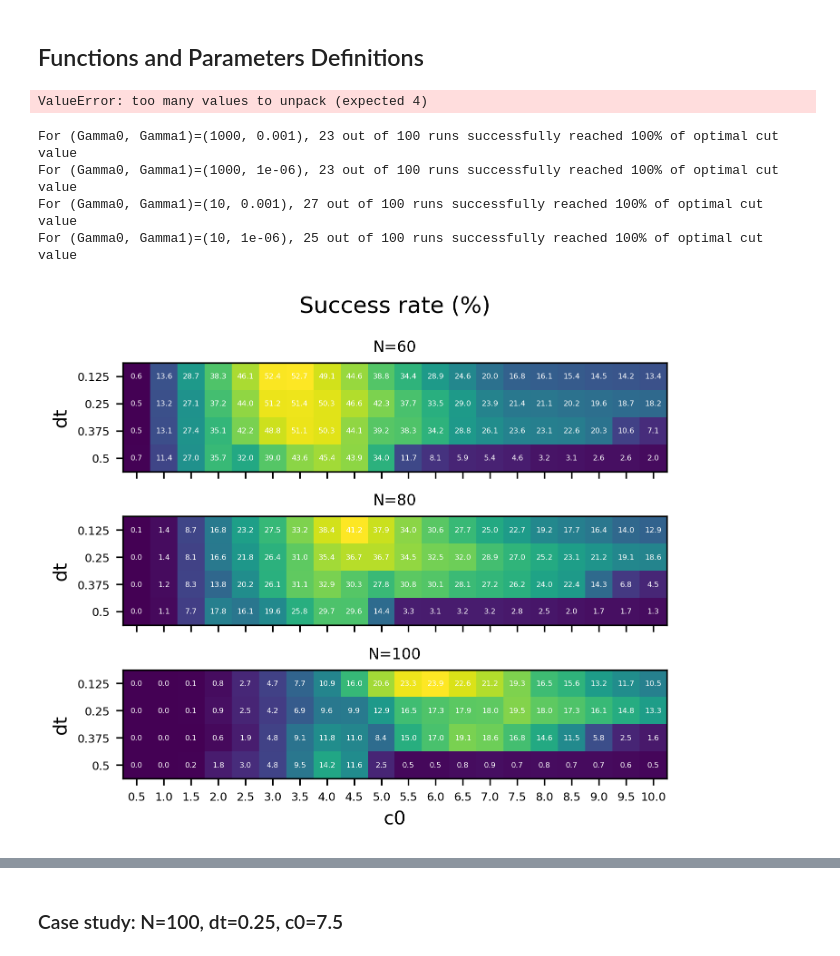
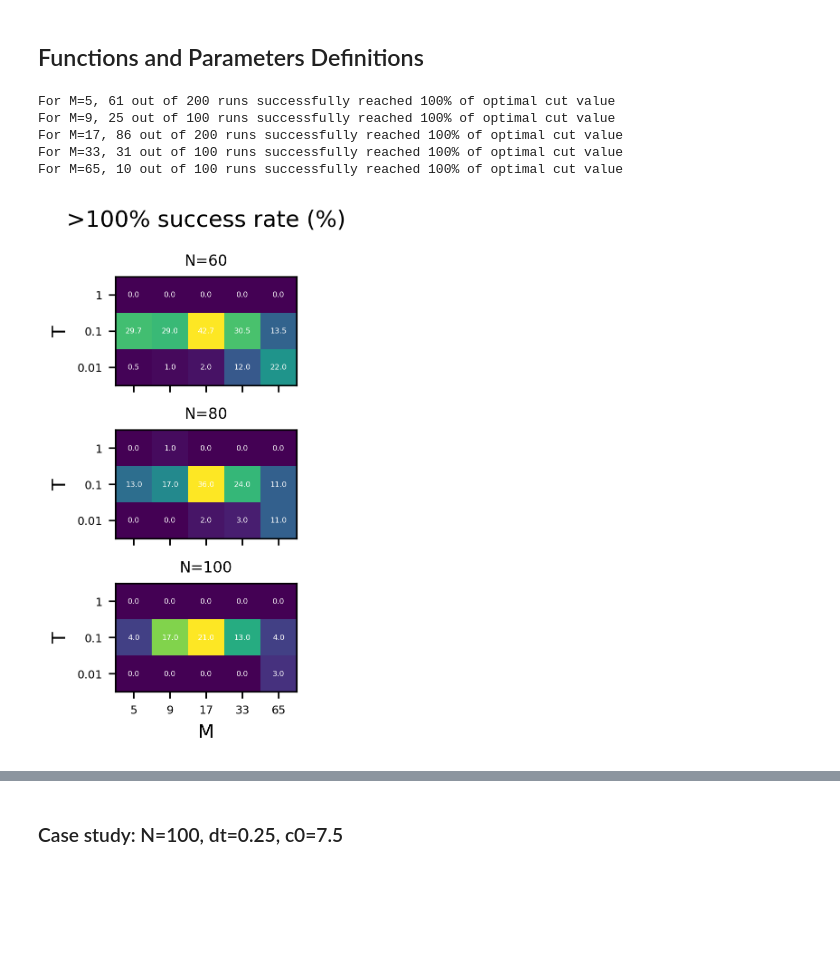
Before and after one commit to haoyudoingthings/Annealing-Algorithms, a Jupyter notebook: Simulated Quantum Annealing/SQA Benchmark.ipynb, the cells around one changed output, grey strips where cells are left out. Cells and saved outputs as stored; diff of their text form; code cells hidden in the pictures; blank space fills up the shorter version.

Commit message:
new benchmark results

```diff
--- a/Simulated Quantum Annealing/SQA Benchmark.ipynb
+++ b/Simulated Quantum Annealing/SQA Benchmark.ipynb
@@ -76,7 +76,7 @@ for M in M_lst:
         for Gamma0 in Gamma0_lst:
             for Gamma1 in Gamma1_lst:
                 for sweeps_per_spin in steps_lst:
-                    for N in [60]:
+                    for N in [60, 80, 100]:
                         for ins in range(10):
                             for _ in range(num_rep):
                                 args_lst.append((N, ins, M, T, Gamma0, Gamma1, sweeps_per_spin))
@@ -91,7 +91,7 @@ with Pool(os.cpu_count()//2) as p:
 
 # storing the results
 with open('benchmark_results.csv', 'a') as f:
-    f.write(f"N,ins,M,T,Gamma0,Gamma1,steps,results")
+    # f.write(f"N,ins,M,T,Gamma0,Gamma1,steps,results")
     prev_args = None
     for args, cut in zip(args_lst, results_rev):
         N, ins, M, T, Gamma0, Gamma1, steps = args
@@ -100,8 +100,6 @@ with open('benchmark_results.csv', 'a') as f:
             prev_args = args
         else:
             f.write(f",{cut}")
-# %% [output]
-ValueError: too many values to unpack (expected 4)
 # %%
 # retrieving the results from csv file
 data = dict() # cut values
@@ -126,52 +124,59 @@ with open('benchmark_results.csv', 'r') as f:
 target = 1
 for Gamma0 in Gamma0_lst:
     for Gamma1 in Gamma1_lst:
-        success_count = 0
-        total_count = 0
-        for ins in range(10):
-            success_count += sum([x >= (opt_cut[60][ins] * target) for x in data[(60, ins, 5, 0.1, Gamma0, Gamma1, 100)]])
-            total_count += len(data[(60, ins, 5, 0.1, Gamma0, Gamma1, 100)])
-        print(f"For (Gamma0, Gamma1)={(Gamma0, Gamma1)}, {success_count} out of {total_count} runs successfully reached {100*target}% of optimal cut value")
+        for T in T_lst:
+            for M in M_lst:
+                success_count = 0
+                total_count = 0
+                for ins in range(10):
+                    success_count += sum([x >= (opt_cut[60][ins] * target) for x in data[(60, ins, M, T, Gamma0, Gamma1, 100)]])
+                    total_count += len(data[(60, ins, M, T, Gamma0, Gamma1, 100)])
+                print(f"For M={M}, {success_count} out of {total_count} runs successfully reached {100*target}% of optimal cut value")
 # %% [output]
-For (Gamma0, Gamma1)=(1000, 0.001), 23 out of 100 runs successfully reached 100% of optimal cut value
-For (Gamma0, Gamma1)=(1000, 1e-06), 23 out of 100 runs successfully reached 100% of optimal cut value
-For (Gamma0, Gamma1)=(10, 0.001), 27 out of 100 runs successfully reached 100% of optimal cut value
-For (Gamma0, Gamma1)=(10, 1e-06), 25 out of 100 runs successfully reached 100% of optimal cut value
+For M=5, 61 out of 200 runs successfully reached 100% of optimal cut value
+For M=9, 25 out of 100 runs successfully reached 100% of optimal cut value
+For M=17, 86 out of 200 runs successfully reached 100% of optimal cut value
+For M=33, 31 out of 100 runs successfully reached 100% of optimal cut value
+For M=65, 10 out of 100 runs successfully reached 100% of optimal cut value
 # %%
+target = 1
+
 fig, axs = plt.subplots(3, 1, dpi=300, constrained_layout=True, sharex=True, sharey=True)
-fig.suptitle("Success rate (%)")
-plt.setp(axs[-1], xlabel="c0")
-plt.setp(axs[:], ylabel="dt")
+fig.suptitle(f">{100*target}% success rate (%)")
+plt.setp(axs[-1], xlabel="M")
+plt.setp(axs[:], ylabel="T")
 
-xdata = [0.5*(x+1) for x in range(20)] # c0
-ydata = [0.125, 0.25, 0.375, 0.5] # dt
+Gamma0, Gamma1, steps = 10, 0.001, 100
 
-for i, N in enumerate([60]):
+xdata = M_lst
+ydata = T_lst
+
+for i, N in enumerate([60, 80, 100]):
     ax = axs[i]
     best_cut_count_data = np.zeros((len(ydata), len(xdata)))
     total_count_data = np.zeros((len(ydata), len(xdata)))
     for ins in range(10):
-        for x, c0 in enumerate(xdata):
-            for y, dt in enumerate(ydata):
-                best_cut_count_data[y, x] += sum([x == opt_cut[N][ins] for x in data[(N, ins, dt, c0)]])
-                total_count_data[y, x] += len(data[(N, ins, dt, c0)])
+        for x, M in enumerate(xdata):
+            for y, T in enumerate(ydata):
+                best_cut_count_data[y, x] += sum([x >= target * opt_cut[N][ins] for x in data[(N, ins, M, T, Gamma0, Gamma1, steps)]])
+                total_count_data[y, x] += len(data[(N, ins, M, T, Gamma0, Gamma1, steps)])
 
     success_rate_data = best_cut_count_data / total_count_data
 
     ax.imshow(success_rate_data)
 
     ax.set_xticks(np.arange(len(xdata)))
     ax.set_yticks(np.arange(len(ydata)))
     ax.set_xticklabels(xdata, size=6)
     ax.set_yticklabels(ydata, size=6)
     # ax.set_xlabel("c0")
     # ax.set_ylabel("dt")
     ax.set_title(f"N={N}", size=8)
 
     # Loop over data dimensions and create text annotations.
     for i in range(len(ydata)):
         for j in range(len(xdata)):
             text = ax.text(j, i, f"{100*success_rate_data[i, j]:.1f}",
                         ha="center", va="center", color="w", size=4)
 # %% [output]
-[figure, old version]
+[figure, new version]
```
Also changed, not shown: parts of 4 cells of this notebook, 4 other files.
